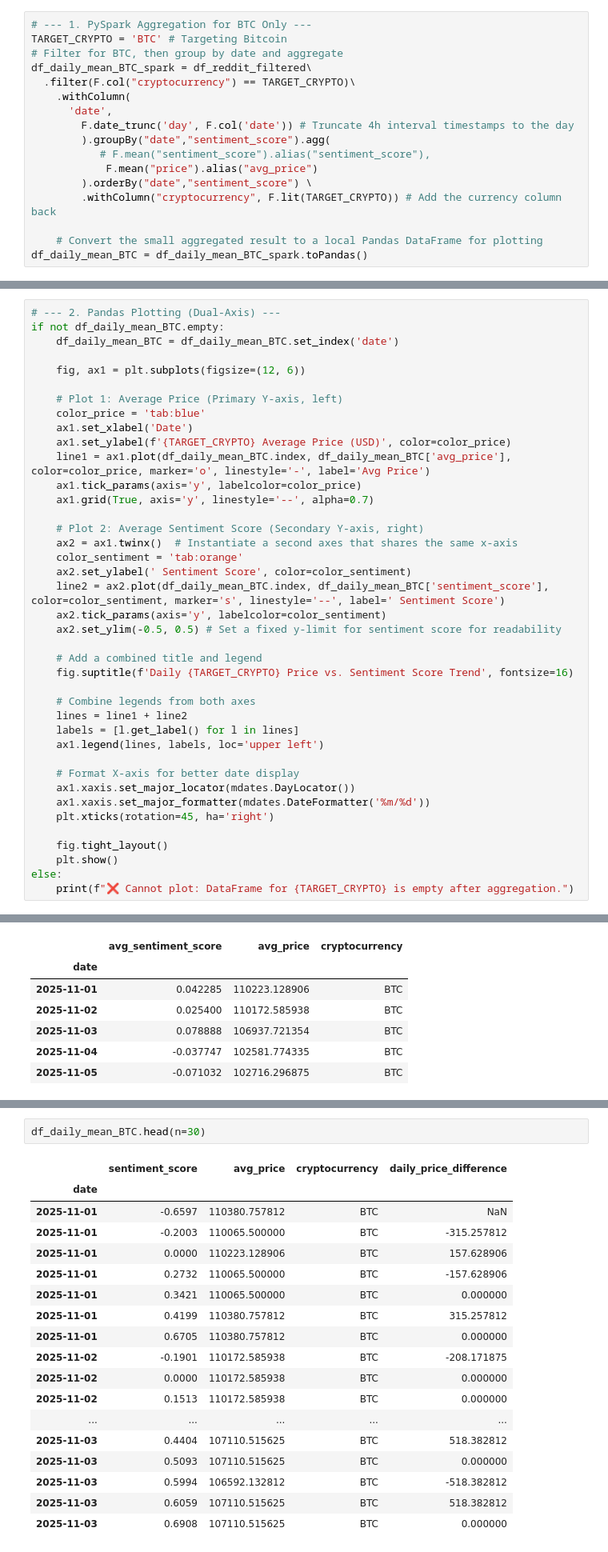
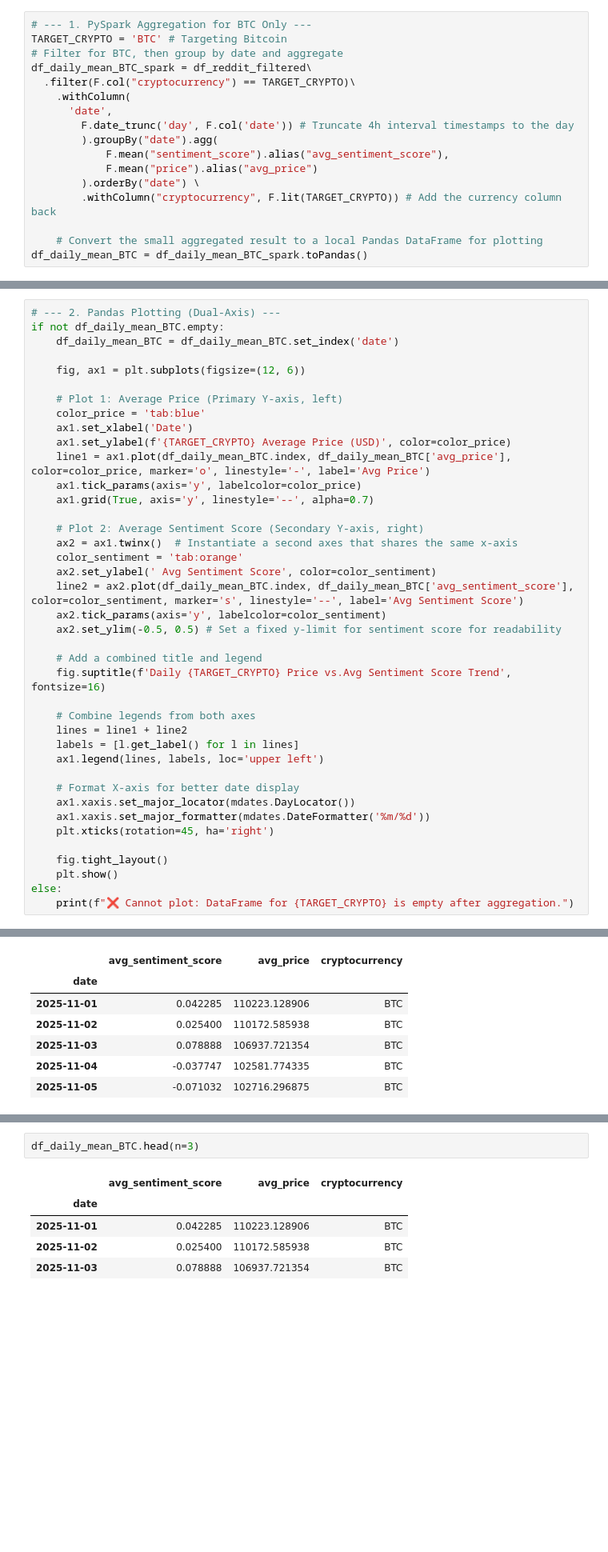
Before and after one commit to Ripa-Shah/Analyzing-Social-Sentiment-Data-to-determine-correlation-with-Cryptocurrency-Price, a Jupyter notebook: MIS584_Cryptocurrency_sentimentdata_and_prices_11_18_25.ipynb, the cells around one changed output, grey strips where cells are left out. Shown at 80% size. Saved outputs shown, nothing was run; the diff lists cells and outputs as text; blank space fills up the shorter version.

```diff
--- a/MIS584_Cryptocurrency_sentimentdata_and_prices_11_18_25.ipynb
+++ b/MIS584_Cryptocurrency_sentimentdata_and_prices_11_18_25.ipynb
@@ -808,10 +806,10 @@ df_daily_mean_BTC_spark = df_reddit_filtered\
     .withColumn(
       'date',
         F.date_trunc('day', F.col('date')) # Truncate 4h interval timestamps to the day
-        ).groupBy("date","sentiment_score").agg(
-           # F.mean("sentiment_score").alias("sentiment_score"),
+        ).groupBy("date").agg(
+            F.mean("sentiment_score").alias("avg_sentiment_score"),
             F.mean("price").alias("avg_price")
-        ).orderBy("date","sentiment_score") \
+        ).orderBy("date") \
         .withColumn("cryptocurrency", F.lit(TARGET_CRYPTO)) # Add the currency column back
 
     # Convert the small aggregated result to a local Pandas DataFrame for plotting
@@ -834,13 +839,13 @@ if not df_daily_mean_BTC.empty:
     # Plot 2: Average Sentiment Score (Secondary Y-axis, right)
     ax2 = ax1.twinx()  # Instantiate a second axes that shares the same x-axis
     color_sentiment = 'tab:orange'
-    ax2.set_ylabel(' Sentiment Score', color=color_sentiment)
-    line2 = ax2.plot(df_daily_mean_BTC.index, df_daily_mean_BTC['sentiment_score'], color=color_sentiment, marker='s', linestyle='--', label=' Sentiment Score')
+    ax2.set_ylabel(' Avg Sentiment Score', color=color_sentiment)
+    line2 = ax2.plot(df_daily_mean_BTC.index, df_daily_mean_BTC['avg_sentiment_score'], color=color_sentiment, marker='s', linestyle='--', label='Avg Sentiment Score')
     ax2.tick_params(axis='y', labelcolor=color_sentiment)
     ax2.set_ylim(-0.5, 0.5) # Set a fixed y-limit for sentiment score for readability
 
     # Add a combined title and legend
-    fig.suptitle(f'Daily {TARGET_CRYPTO} Price vs. Sentiment Score Trend', fontsize=16)
+    fig.suptitle(f'Daily {TARGET_CRYPTO} Price vs.Avg Sentiment Score Trend', fontsize=16)
 
     # Combine legends from both axes
     lines = line1 + line2
@@ -880,24 +917,11 @@ Correlation Coefficient: 0.07594223298729452
 # %%
-df_daily_mean_BTC.head(n=30)
+df_daily_mean_BTC.head(n=3)
 # %% [output]
-|  | sentiment_score | avg_price | cryptocurrency | daily_price_difference |
-| date |  |  |  |  |
-| 2025-11-01 | -0.6597 | 110380.757812 | BTC | NaN |
-| 2025-11-01 | -0.2003 | 110065.500000 | BTC | -315.257812 |
-| 2025-11-01 | 0.0000 | 110223.128906 | BTC | 157.628906 |
-| 2025-11-01 | 0.2732 | 110065.500000 | BTC | -157.628906 |
-| 2025-11-01 | 0.3421 | 110065.500000 | BTC | 0.000000 |
-| 2025-11-01 | 0.4199 | 110380.757812 | BTC | 315.257812 |
-| 2025-11-01 | 0.6705 | 110380.757812 | BTC | 0.000000 |
-| 2025-11-02 | -0.1901 | 110172.585938 | BTC | -208.171875 |
-| 2025-11-02 | 0.0000 | 110172.585938 | BTC | 0.000000 |
-| 2025-11-02 | 0.1513 | 110172.585938 | BTC | 0.000000 |
-| ... | ... | ... | ... | ... |
-| 2025-11-03 | 0.4404 | 107110.515625 | BTC | 518.382812 |
-| 2025-11-03 | 0.5093 | 107110.515625 | BTC | 0.000000 |
-| 2025-11-03 | 0.5994 | 106592.132812 | BTC | -518.382812 |
-| 2025-11-03 | 0.6059 | 107110.515625 | BTC | 518.382812 |
-| 2025-11-03 | 0.6908 | 107110.515625 | BTC | 0.000000 |
+|  | avg_sentiment_score | avg_price | cryptocurrency |
+| date |  |  |  |
+| 2025-11-01 | 0.042285 | 110223.128906 | BTC |
+| 2025-11-02 | 0.025400 | 110172.585938 | BTC |
+| 2025-11-03 | 0.078888 | 106937.721354 | BTC |
 # %%
 #Daily Price Difference for BTC
 
```
Also changed, not shown: parts of 18 cells of this notebook.
